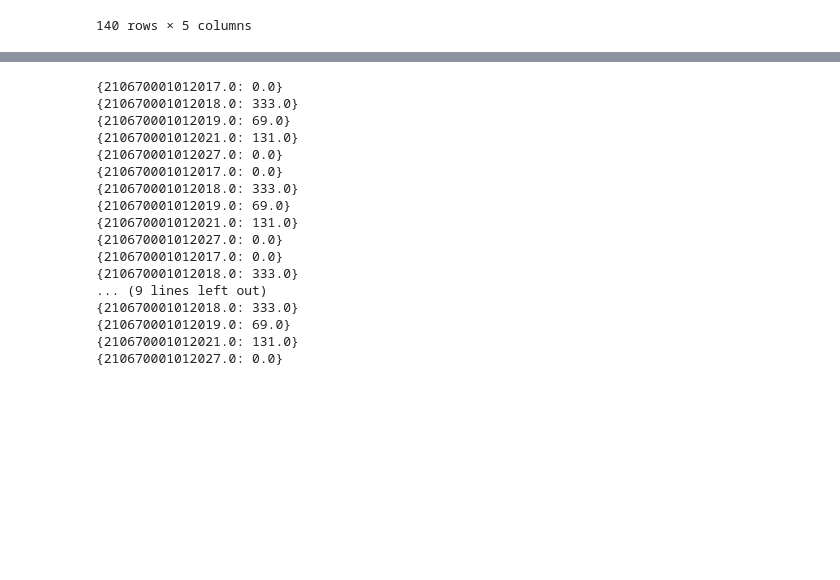
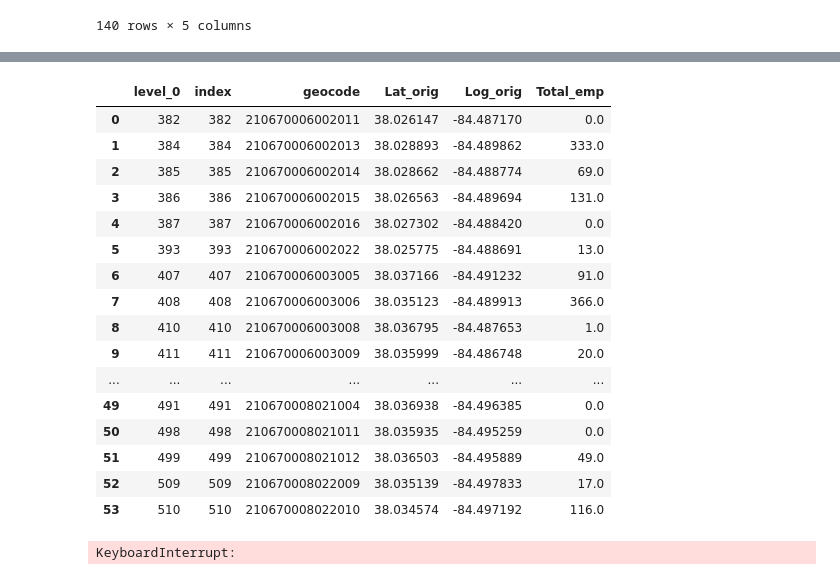
Before and after one commit to dako226/ce599, a Jupyter notebook: Final project /Final project,Pedestrians.ipynb, the cells around one changed output, grey strips where cells are left out. Cells and saved outputs as stored; diff of their text form; code cells hidden in the pictures; blank space fills up the shorter version.

```diff
--- a/Final project /Final project,Pedestrians.ipynb
+++ b/Final project /Final project,Pedestrians.ipynb
@@ -220,11 +156,0 @@ print(dictionaryObt)
-# %%
-latitude = 38.03126673778558 # the middle point
-longtitude = -84.49204387864383
-square = 0.006 #the distance
-df_latlog = df_latlog.loc[df_latlog['Lag']<(latitude+square)]
-df_latlog = df_latlog.loc[df_latlog['Lag']>(latitude-square)]
-df_latlog = df_latlog.loc[df_latlog['Log']<(longtitude+square)]
-df_latlog = df_latlog.loc[df_latlog['Log']>(longtitude-square)]
-
-df_latlog = df_latlog.reset_index()
-df_latlog
@@ -240,7 +243,41 @@ df_new['Total emp'] = df_merge['Total emp'].fillna(0)
+# %%
+#This codeone is smaller boundary than 140 rows.
+latitude = 38.03126673778558 # the middle point
+longtitude = -84.49204387864383
+square = 0.01 #the distance (radius)
+df_latlog = df_latlog.loc[df_latlog['Lag']<(latitude+square)] # this just basicaly creates end point of the box
+df_latlog = df_latlog.loc[df_latlog['Lag']>(latitude-square)]
+df_latlog = df_latlog.loc[df_latlog['Log']<(longtitude+square)]
+df_latlog = df_latlog.loc[df_latlog['Log']>(longtitude-square)]
+#df_latlog
+# %%
+df_new = df_latlog.merge(df_empl, how='left', on='geocode')
+df_new['Total emp'] = df_merge['Total emp'].fillna(0)
+df_new.rename(columns = {'Lag':'Lat_orig', 'Log':'Log_orig','Total emp':'Total_emp'}, inplace = True)
+df_new
+# %% [output]
+|  | level_0 | index | geocode | Lat_orig | Log_orig | Total_emp |
+| 0 | 382 | 382 | 210670006002011 | 38.026147 | -84.487170 | 0.0 |
+| 1 | 384 | 384 | 210670006002013 | 38.028893 | -84.489862 | 333.0 |
+| 2 | 385 | 385 | 210670006002014 | 38.028662 | -84.488774 | 69.0 |
+| 3 | 386 | 386 | 210670006002015 | 38.026563 | -84.489694 | 131.0 |
+| 4 | 387 | 387 | 210670006002016 | 38.027302 | -84.488420 | 0.0 |
+| 5 | 393 | 393 | 210670006002022 | 38.025775 | -84.488691 | 13.0 |
+| 6 | 407 | 407 | 210670006003005 | 38.037166 | -84.491232 | 91.0 |
+| 7 | 408 | 408 | 210670006003006 | 38.035123 | -84.489913 | 366.0 |
+| 8 | 410 | 410 | 210670006003008 | 38.036795 | -84.487653 | 1.0 |
+| 9 | 411 | 411 | 210670006003009 | 38.035999 | -84.486748 | 20.0 |
+| ... | ... | ... | ... | ... | ... | ... |
+| 49 | 491 | 491 | 210670008021004 | 38.036938 | -84.496385 | 0.0 |
+| 50 | 498 | 498 | 210670008021011 | 38.035935 | -84.495259 | 0.0 |
+| 51 | 499 | 499 | 210670008021012 | 38.036503 | -84.495889 | 49.0 |
+| 52 | 509 | 509 | 210670008022009 | 38.035139 | -84.497833 | 17.0 |
+| 53 | 510 | 510 | 210670008022010 | 38.034574 | -84.497192 | 116.0 |
 # %%
-for i in df_mergefive.iterrows():
+#This code is for 53 rows of blocks and employment. 140 rows would take a long time to iterate
+for i in df_new.iterrows():
     #print(i[1],'\n')
-    for j in df_mergefive.iterrows():
+    for j in df_new.iterrows():
         #print(j[1],'\n')
         lat_o = i[1]['Lat_orig']
         log_o = i[1]['Log_orig']
@@ -258,13 +295,13 @@ for i in df_mergefive.iterrows():
         mile = length * 0.000621371 #converts meters to miles
         time = mile/3.0 # time in hrs
         time_min = time*60
-        my_dict = {}
-        my_dict = {geo_code: total_emp} # dictionary with integer keys
+        my_dict = {} #creating a dictionary
+        my_dict = [geo_code] # dictionary with integer keys
+         # dictionary with integer keys
 
         if time_min < 30:
-            print(my_dict)
-
-
+            my_dict = {geo_code: total_emp}
+        #print(my_dict1)
 
 
         #print(lat_o)
@@ -273,20 +310,4 @@ for i in df_mergefive.iterrows():
 
         #print(log_d)
 # %% [output]
-{210670001012017.0: 0.0}
-{210670001012018.0: 333.0}
-{210670001012019.0: 69.0}
-{210670001012021.0: 131.0}
-{210670001012027.0: 0.0}
-{210670001012017.0: 0.0}
-{210670001012018.0: 333.0}
-{210670001012019.0: 69.0}
-{210670001012021.0: 131.0}
-{210670001012027.0: 0.0}
-{210670001012017.0: 0.0}
-{210670001012018.0: 333.0}
-... (9 lines left out)
-{210670001012018.0: 333.0}
-{210670001012019.0: 69.0}
-{210670001012021.0: 131.0}
-{210670001012027.0: 0.0}
+KeyboardInterrupt:
```
Also changed, not shown: parts of 33 cells of this notebook.
